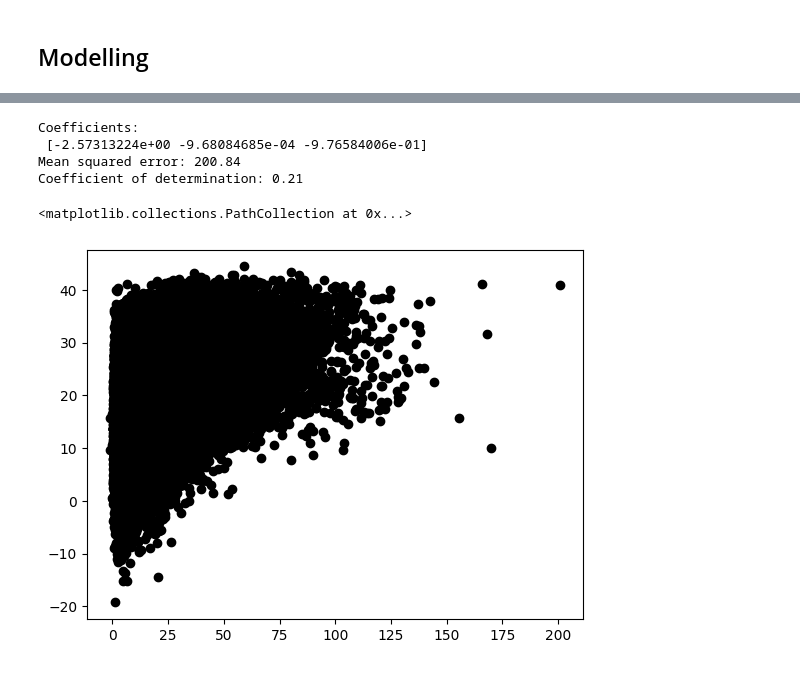
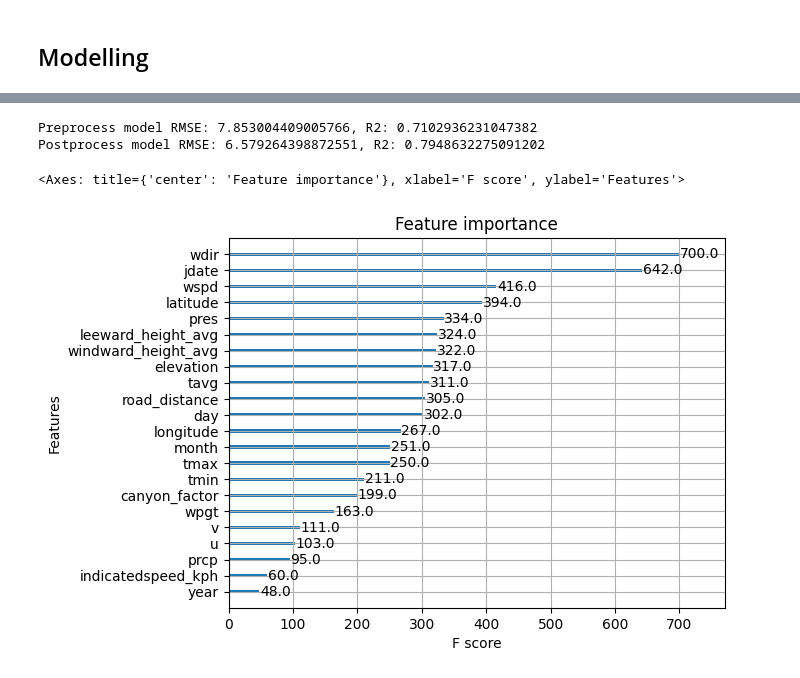
Before and after one commit to airqualityanthony/Community-Air-Quality-System, a Jupyter notebook: AQModelling.ipynb, the cells around one changed output, grey strips where cells are left out. Cells and saved outputs as stored; diff of their text form; code cells hidden in the pictures.

```diff
--- a/AQModelling.ipynb
+++ b/AQModelling.ipynb
@@ -62,0 +117,3 @@ dtype: object
+# %%
+X_preprocess = selected_columns[['tavg', 'tmin', 'tmax', 'prcp', 'wdir', 'wspd', 'wpgt', 'pres','latitude', 'longitude', 'elevation']]
+X_postprocess = selected_columns.drop(columns=['no2'])
@@ -81,22 +133,45 @@ LinearRegression()
-# %%
-## predict
-y_pred = model.predict(X_test)
-
-## evaluate
-print('Coefficients: \n', model.coef_)
-print('Mean squared error: %.2f'
-      % mean_squared_error(y_test, y_pred))
-print('Coefficient of determination: %.2f'
-        % r2_score(y_test, y_pred))
-
-## plot
-import matplotlib.pyplot as plt
-plt.scatter(y_test, y_pred,  color='black')
-# plt.plot(y_test, y_test, color='blue', linewidth=3)
-# %% [output]
-Coefficients:
- [-2.57313224e+00 -9.68084685e-04 -9.76584006e-01]
-Mean squared error: 200.84
-Coefficient of determination: 0.21
-<matplotlib.collections.PathCollection at 0x...>
-[figure, removed]
+# %%
+from sklearn.model_selection import train_test_split
+from sklearn.linear_model import LinearRegression
+from sklearn.metrics import mean_squared_error, r2_score
+import numpy as np
+
+## split data
+y = selected_columns['no2']
+X_train_pre, X_test_pre, y_train, y_test = train_test_split(X_preprocess, y, test_size=0.2)
+X_train_post, X_test_post,y_train_post, y_test_post = train_test_split(X_postprocess,y,test_size=0.2)
+
+## train model
+## xgboost
+from xgboost import XGBRegressor
+preprocess_model = XGBRegressor()
+preprocess_model.fit(X_train_pre, y_train)
+
+postprocess_model = XGBRegressor()
+postprocess_model.fit(X_train_post, y_train_post)
+
+## predict
+y_pred_pre = preprocess_model.predict(X_test_pre)
+y_pred_post = postprocess_model.predict(X_test_post)
+
+## evaluate
+rmse_pre = np.sqrt(mean_squared_error(y_test, y_pred_pre))
+r2_pre = r2_score(y_test, y_pred_pre)
+
+rmse_post = np.sqrt(mean_squared_error(y_test_post, y_pred_post))
+r2_post = r2_score(y_test_post, y_pred_post)
+
+print(f'Preprocess model RMSE: {rmse_pre}, R2: {r2_pre}')
+print(f'Postprocess model RMSE: {rmse_post}, R2: {r2_post}')
+# %% [output]
+Preprocess model RMSE: 7.853004409005766, R2: 0.7102936231047382
+Postprocess model RMSE: 6.579264398872551, R2: 0.7948632275091202
+# %%
+## plot feature importance
+import matplotlib.pyplot as plt
+from xgboost import plot_importance
+
+plot_importance(postprocess_model)
+# %% [output]
+<Axes: title={'center': 'Feature importance'}, xlabel='F score', ylabel='Features'>
+[figure, added]
```
Also changed, not shown: parts of 18 cells of this notebook, 5 other files.
